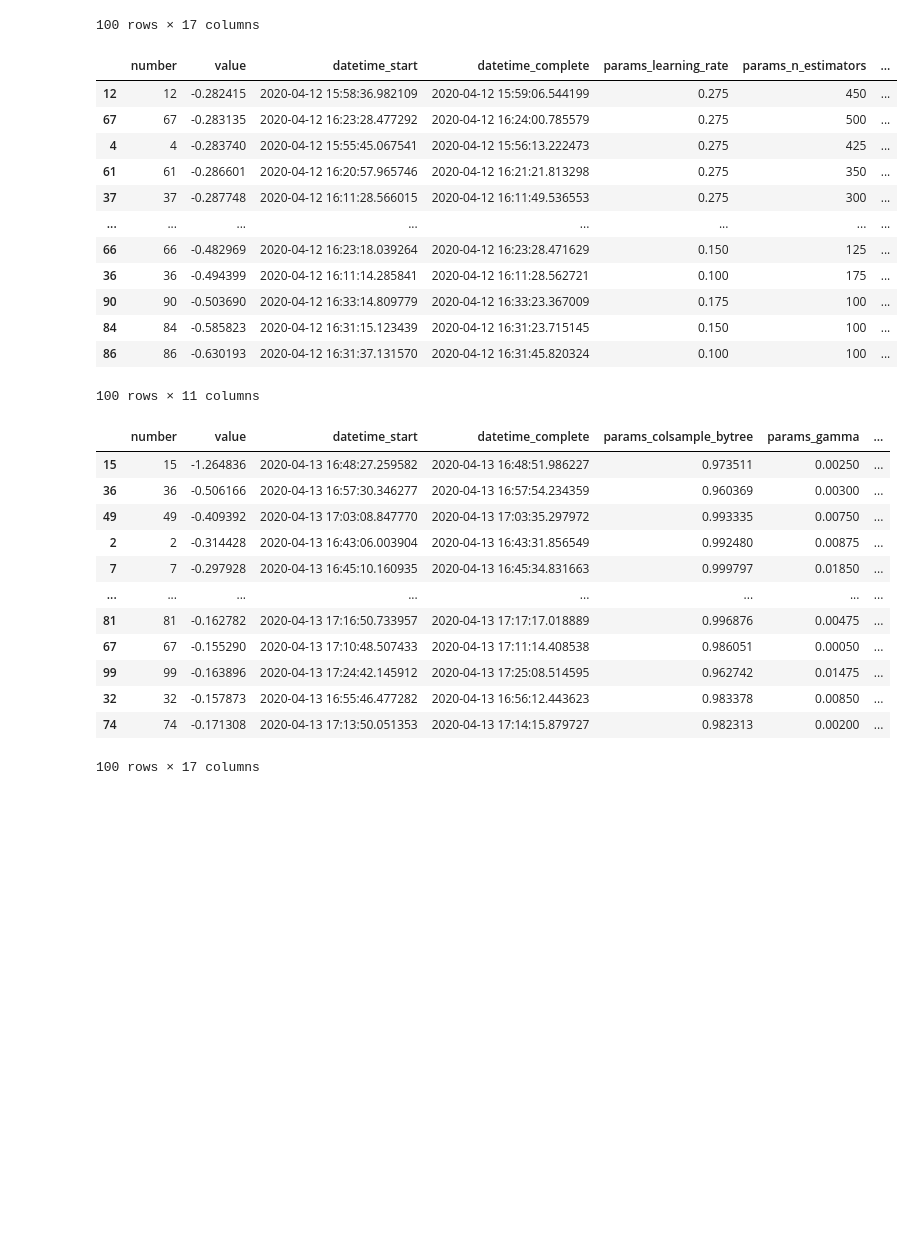
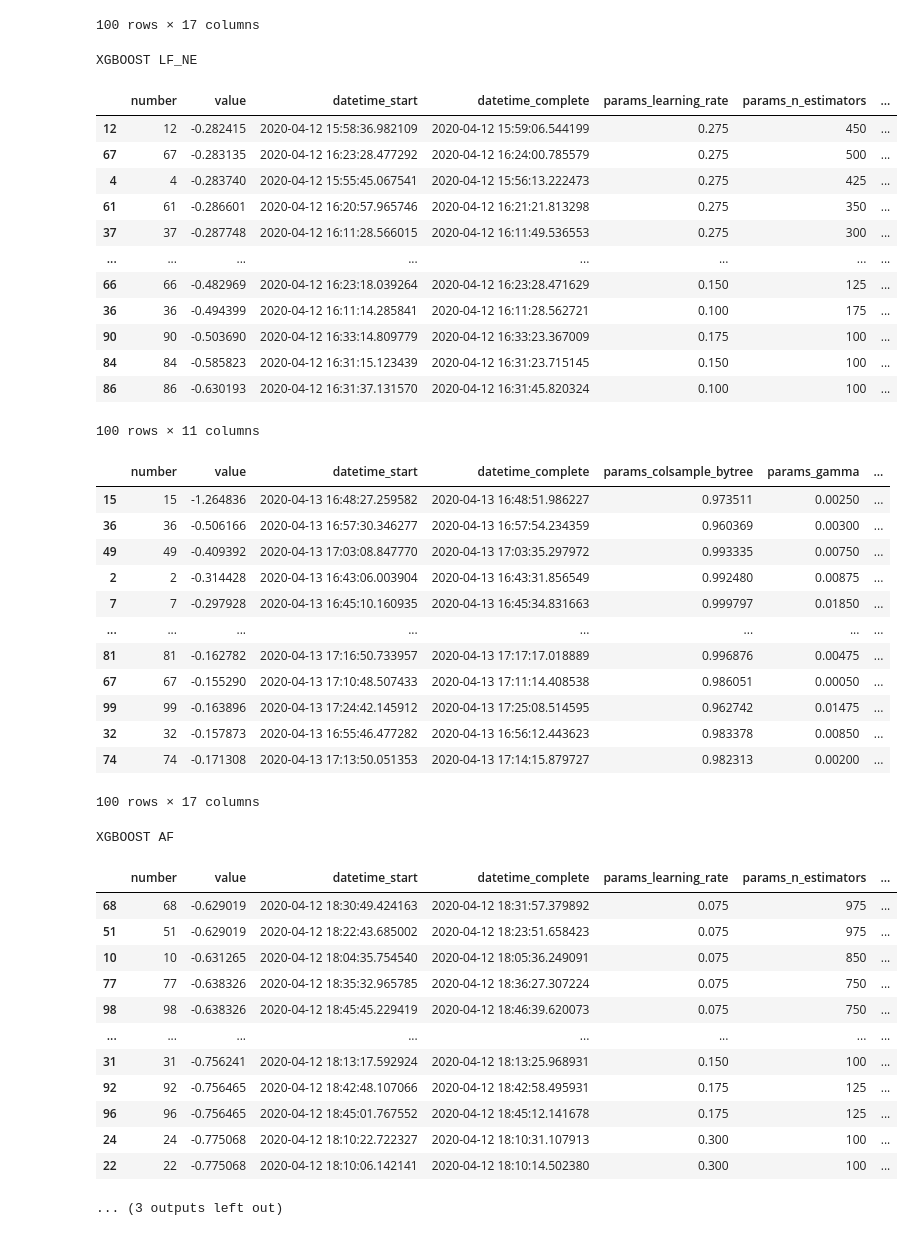
Before and after one commit to achmand/aml-crypto-graph, a Jupyter notebook: src/experiment_tuning_results_1.ipynb, the cells around one changed output. Cells and saved outputs as stored; diff of their text form; code cells hidden in the pictures; blank space fills up the shorter version.

```diff
--- a/src/experiment_tuning_results_1.ipynb
+++ b/src/experiment_tuning_results_1.ipynb
@@ -9,6 +9,7 @@ tpe_search = "{}tpe/".format(experiment_1)
 # grid_search  = "{}grid_search/".format(experiment_1)
 # %%
 # XGBOOST LF
+print("XGBOOST LF")
 study_gsxgb_LF = util.read_pickle(experiment_1 + "gs_xgboost_LF.pkl")
 study_gsxgb_LF_df = study_gsxgb_LF.trials_dataframe()
 display(study_gsxgb_LF_df[study_gsxgb_LF_df["state"] == "COMPLETE"].sort_values("value", ascending=False))
@@ -17,6 +18,7 @@ study_tpexgb_LF_df = study_tpexgb_LF.trials_dataframe()
 display(study_tpexgb_LF_df[study_tpexgb_LF_df["state"] == "COMPLETE"].sort_values("value", ascending=False))
 
 # XGBOOST LF_NE
+print("XGBOOST LF_NE")
 study_gsxgb_LFNE = util.read_pickle(experiment_1 + "gs_xgboost_LF_NE.pkl")
 study_gsxgb_LFNE_df = study_gsxgb_LFNE.trials_dataframe()
 display(study_gsxgb_LFNE_df[study_gsxgb_LFNE_df["state"] == "COMPLETE"].sort_values("value", ascending=False))
@@ -25,12 +27,13 @@ study_tpexgb_LFNE_df = study_tpexgb_LFNE.trials_dataframe()
 display(study_tpexgb_LFNE_df[study_tpexgb_LFNE_df["state"] == "COMPLETE"].sort_values("user_attrs_cv_std", ascending=False))
 
 # XGBOOST AF
-# study_gsxgb_AF = util.read_pickle(experiment_1 + "gs_xgboost_AF.pkl")
-# study_gsxgb_AF_df = study_gsxgb_AF.trials_dataframe()
-# display(study_gsxgb_AF_df[study_gsxgb_AF_df["state"] == "COMPLETE"].sort_values("value", ascending=False))
-# study_tpexgb_AF = util.read_pickle(experiment_1 + "tpe_xgboost_AF.pkl")
-# study_tpexgb_AF_df = study_tpexgb_AF.trials_dataframe()
-# display(study_tpexgb_AF_df[study_tpexgb_AF_df["state"] == "COMPLETE"].sort_values("value", ascending=False))
+print("XGBOOST AF")
+study_gsxgb_AF = util.read_pickle(experiment_1 + "gs_xgboost_AF.pkl")
+study_gsxgb_AF_df = study_gsxgb_AF.trials_dataframe()
+display(study_gsxgb_AF_df[study_gsxgb_AF_df["state"] == "COMPLETE"].sort_values("value", ascending=False))
+study_tpexgb_AF = util.read_pickle(experiment_1 + "tpe_xgboost_AF.pkl")
+study_tpexgb_AF_df = study_tpexgb_AF.trials_dataframe()
+display(study_tpexgb_AF_df[study_tpexgb_AF_df["state"] == "COMPLETE"].sort_values("value", ascending=False))
 
 # XGBOOST AF_NE
 # study_gsxgb_AFNE = util.read_pickle(experiment_1 + "gs_xgboost_AF_NE.pkl")
@@ -62,35 +66,50 @@ display(study_tpexgb_LFNE_df[study_tpexgb_LFNE_df["state"] == "COMPLETE"].sort_v
 | ... | ... | ... | ... | ... | ... | ... | ... |
 | 7 | 7 | -0.707910 | 2020-04-13 17:57:01.831250 | 2020-04-13 17:57:19.913164 | 0.941050 | 0.00300 | ... |
 | 90 | 90 | -0.712426 | 2020-04-13 18:39:21.352932 | 2020-04-13 18:39:39.718360 | 0.964092 | 0.01725 | ... |
 | 5 | 5 | -0.960793 | 2020-04-13 17:56:16.795077 | 2020-04-13 17:56:40.888773 | 0.934541 | 0.00400 | ... |
 | 87 | 87 | -1.638033 | 2020-04-13 18:37:52.236827 | 2020-04-13 18:38:19.937159 | 0.966026 | 0.01375 | ... |
 | 1 | 1 | -1.760974 | 2020-04-13 17:54:17.182401 | 2020-04-13 17:54:44.434421 | 0.982709 | 0.00650 | ... |
-100 rows × 17 columns
+100 rows × 17 columns
+XGBOOST LF_NE
 |  | number | value | datetime_start | datetime_complete | params_learning_rate | params_n_estimators | ... |
 | 12 | 12 | -0.282415 | 2020-04-12 15:58:36.982109 | 2020-04-12 15:59:06.544199 | 0.275 | 450 | ... |
 | 67 | 67 | -0.283135 | 2020-04-12 16:23:28.477292 | 2020-04-12 16:24:00.785579 | 0.275 | 500 | ... |
 | 4 | 4 | -0.283740 | 2020-04-12 15:55:45.067541 | 2020-04-12 15:56:13.222473 | 0.275 | 425 | ... |
 | 61 | 61 | -0.286601 | 2020-04-12 16:20:57.965746 | 2020-04-12 16:21:21.813298 | 0.275 | 350 | ... |
 | 37 | 37 | -0.287748 | 2020-04-12 16:11:28.566015 | 2020-04-12 16:11:49.536553 | 0.275 | 300 | ... |
 | ... | ... | ... | ... | ... | ... | ... | ... |
 | 66 | 66 | -0.482969 | 2020-04-12 16:23:18.039264 | 2020-04-12 16:23:28.471629 | 0.150 | 125 | ... |
 | 36 | 36 | -0.494399 | 2020-04-12 16:11:14.285841 | 2020-04-12 16:11:28.562721 | 0.100 | 175 | ... |
 | 90 | 90 | -0.503690 | 2020-04-12 16:33:14.809779 | 2020-04-12 16:33:23.367009 | 0.175 | 100 | ... |
 | 84 | 84 | -0.585823 | 2020-04-12 16:31:15.123439 | 2020-04-12 16:31:23.715145 | 0.150 | 100 | ... |
 | 86 | 86 | -0.630193 | 2020-04-12 16:31:37.131570 | 2020-04-12 16:31:45.820324 | 0.100 | 100 | ... |
-100 rows × 11 columns
+100 rows × 11 columns
 |  | number | value | datetime_start | datetime_complete | params_colsample_bytree | params_gamma | ... |
 | 15 | 15 | -1.264836 | 2020-04-13 16:48:27.259582 | 2020-04-13 16:48:51.986227 | 0.973511 | 0.00250 | ... |
 | 36 | 36 | -0.506166 | 2020-04-13 16:57:30.346277 | 2020-04-13 16:57:54.234359 | 0.960369 | 0.00300 | ... |
 | 49 | 49 | -0.409392 | 2020-04-13 17:03:08.847770 | 2020-04-13 17:03:35.297972 | 0.993335 | 0.00750 | ... |
 | 2 | 2 | -0.314428 | 2020-04-13 16:43:06.003904 | 2020-04-13 16:43:31.856549 | 0.992480 | 0.00875 | ... |
 | 7 | 7 | -0.297928 | 2020-04-13 16:45:10.160935 | 2020-04-13 16:45:34.831663 | 0.999797 | 0.01850 | ... |
 | ... | ... | ... | ... | ... | ... | ... | ... |
 | 81 | 81 | -0.162782 | 2020-04-13 17:16:50.733957 | 2020-04-13 17:17:17.018889 | 0.996876 | 0.00475 | ... |
 | 67 | 67 | -0.155290 | 2020-04-13 17:10:48.507433 | 2020-04-13 17:11:14.408538 | 0.986051 | 0.00050 | ... |
 | 99 | 99 | -0.163896 | 2020-04-13 17:24:42.145912 | 2020-04-13 17:25:08.514595 | 0.962742 | 0.01475 | ... |
 | 32 | 32 | -0.157873 | 2020-04-13 16:55:46.477282 | 2020-04-13 16:56:12.443623 | 0.983378 | 0.00850 | ... |
 | 74 | 74 | -0.171308 | 2020-04-13 17:13:50.051353 | 2020-04-13 17:14:15.879727 | 0.982313 | 0.00200 | ... |
-100 rows × 17 columns
+100 rows × 17 columns
+XGBOOST AF
+|  | number | value | datetime_start | datetime_complete | params_learning_rate | params_n_estimators | ... |
+| 68 | 68 | -0.629019 | 2020-04-12 18:30:49.424163 | 2020-04-12 18:31:57.379892 | 0.075 | 975 | ... |
+| 51 | 51 | -0.629019 | 2020-04-12 18:22:43.685002 | 2020-04-12 18:23:51.658423 | 0.075 | 975 | ... |
+| 10 | 10 | -0.631265 | 2020-04-12 18:04:35.754540 | 2020-04-12 18:05:36.249091 | 0.075 | 850 | ... |
+| 77 | 77 | -0.638326 | 2020-04-12 18:35:32.965785 | 2020-04-12 18:36:27.307224 | 0.075 | 750 | ... |
+| 98 | 98 | -0.638326 | 2020-04-12 18:45:45.229419 | 2020-04-12 18:46:39.620073 | 0.075 | 750 | ... |
+| ... | ... | ... | ... | ... | ... | ... | ... |
+| 31 | 31 | -0.756241 | 2020-04-12 18:13:17.592924 | 2020-04-12 18:13:25.968931 | 0.150 | 100 | ... |
+| 92 | 92 | -0.756465 | 2020-04-12 18:42:48.107066 | 2020-04-12 18:42:58.495931 | 0.175 | 125 | ... |
+| 96 | 96 | -0.756465 | 2020-04-12 18:45:01.767552 | 2020-04-12 18:45:12.141678 | 0.175 | 125 | ... |
+| 24 | 24 | -0.775068 | 2020-04-12 18:10:22.722327 | 2020-04-12 18:10:31.107913 | 0.300 | 100 | ... |
+| 22 | 22 | -0.775068 | 2020-04-12 18:10:06.142141 | 2020-04-12 18:10:14.502380 | 0.300 | 100 | ... |
+... (3 outputs left out)
 # %%
 # study_tpexgb_LF_df[study_tpexgb_LF_df["state"] == "COMPLETE"].sort_values("params_gamma", ascending=False)
```
Also changed, not shown: parts of 1 cell of this notebook, 7 other files.
